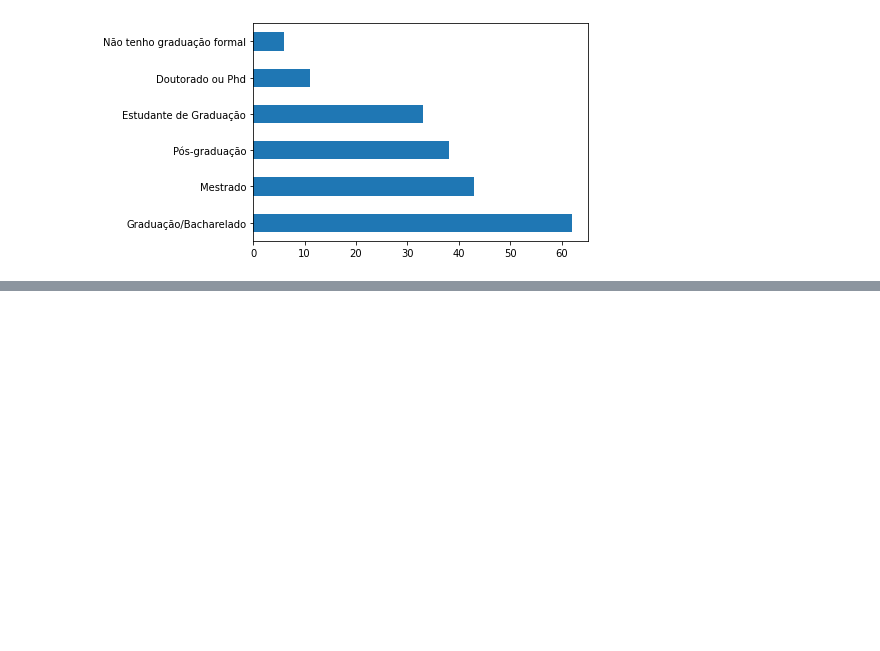
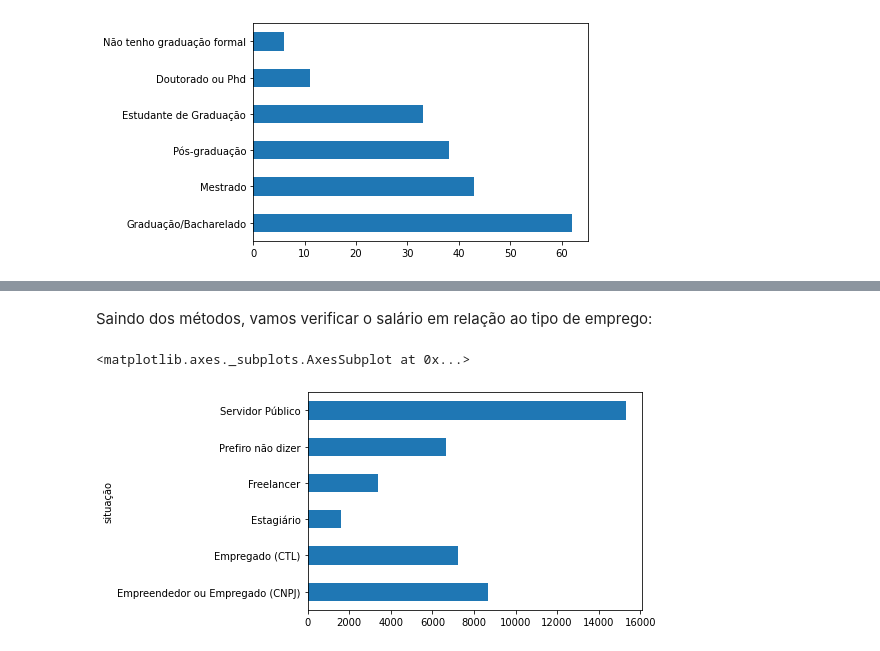
Before and after one commit to victorsponc/cientistas-de-dados-brasil, a Jupyter notebook: Análise_perfil_cientistas_de_dados_Brasil_Victor_Sponchiado.ipynb, the cells around one changed output, grey strips where cells are left out. Drawn from its saved outputs; the diff is of its cells as text; code cells hidden in the pictures; blank space fills up the shorter version.

```diff
--- a/Análise_perfil_cientistas_de_dados_Brasil_Victor_Sponchiado.ipynb
+++ b/Análise_perfil_cientistas_de_dados_Brasil_Victor_Sponchiado.ipynb
@@ -118,0 +246,9 @@ dados['Escolaridade'].value_counts().plot(kind = 'barh')
+# %%
+#renomeando coluna
+dados['experiencia_ds'] = dados["('P17', 'time_experience_data_science')"]
+
+#criação dos dados de médias salariais
+exp = dados.groupby(['experiencia_ds','cds']).mean()['salario'].round(2).unstack()
+
+#ordenação da visualização
+exp.sort_values(['Cientista de Dados'], ascending = False)
@@ -118,0 +439,11 @@ dados['Escolaridade'].value_counts().plot(kind = 'barh')
+# %% [markdown]
+Saindo dos métodos, vamos verificar o salário em relação ao tipo de emprego:
+# %%
+#Nova coluna situação
+dados['situação'] = dados["('P10', 'job_situation')"]
+
+#exibição
+dados.groupby(['situação']).mean()['salario'].plot(kind = 'barh')
+# %% [output]
+<matplotlib.axes._subplots.AxesSubplot at 0x...>
+[figure, added]
```
Also changed, not shown: parts of 52 cells of this notebook.
